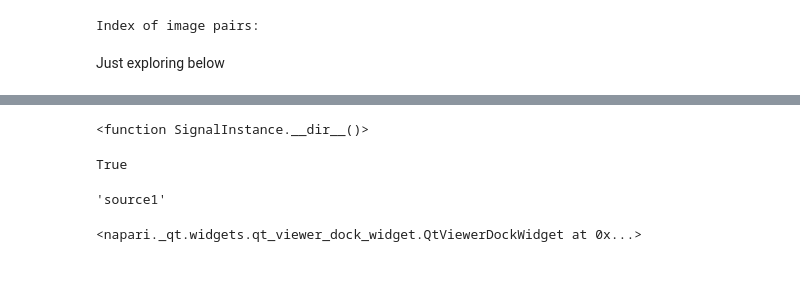
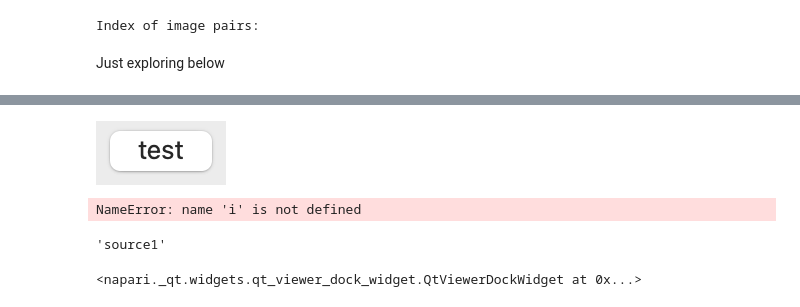
Before and after one commit to nygctech/PICASSO, a Jupyter notebook: notebooks/GUI.ipynb, the cells around one changed output, grey strips where cells are left out. Drawn from its saved outputs; the diff is of its cells as text; code cells hidden in the pictures; blank space fills up the shorter version.

```diff
--- a/notebooks/GUI.ipynb
+++ b/notebooks/GUI.ipynb
@@ -472,11 +652,16 @@ test.show()
 # %%
-test.sinklist1.parent_changed.__dir__
+testbtn = PushButton(name=f'test', label = 'test')
+def testfn(event, *args):
+    print(event)
+testbtn.changed.connect(testfn)
+testbtn.bind(1)
+testbtn.show()
 # %% [output]
-<function SignalInstance.__dir__()>
+[figure, added]
 # %%
-type(1) is int
+i
 # %% [output]
-True
+NameError: name 'i' is not defined
 # %%
 
 from magicgui.widgets import PushButton, FloatSlider, Container, ComboBox
```
Also changed, not shown: parts of 6 cells of this notebook, 4 other files.
